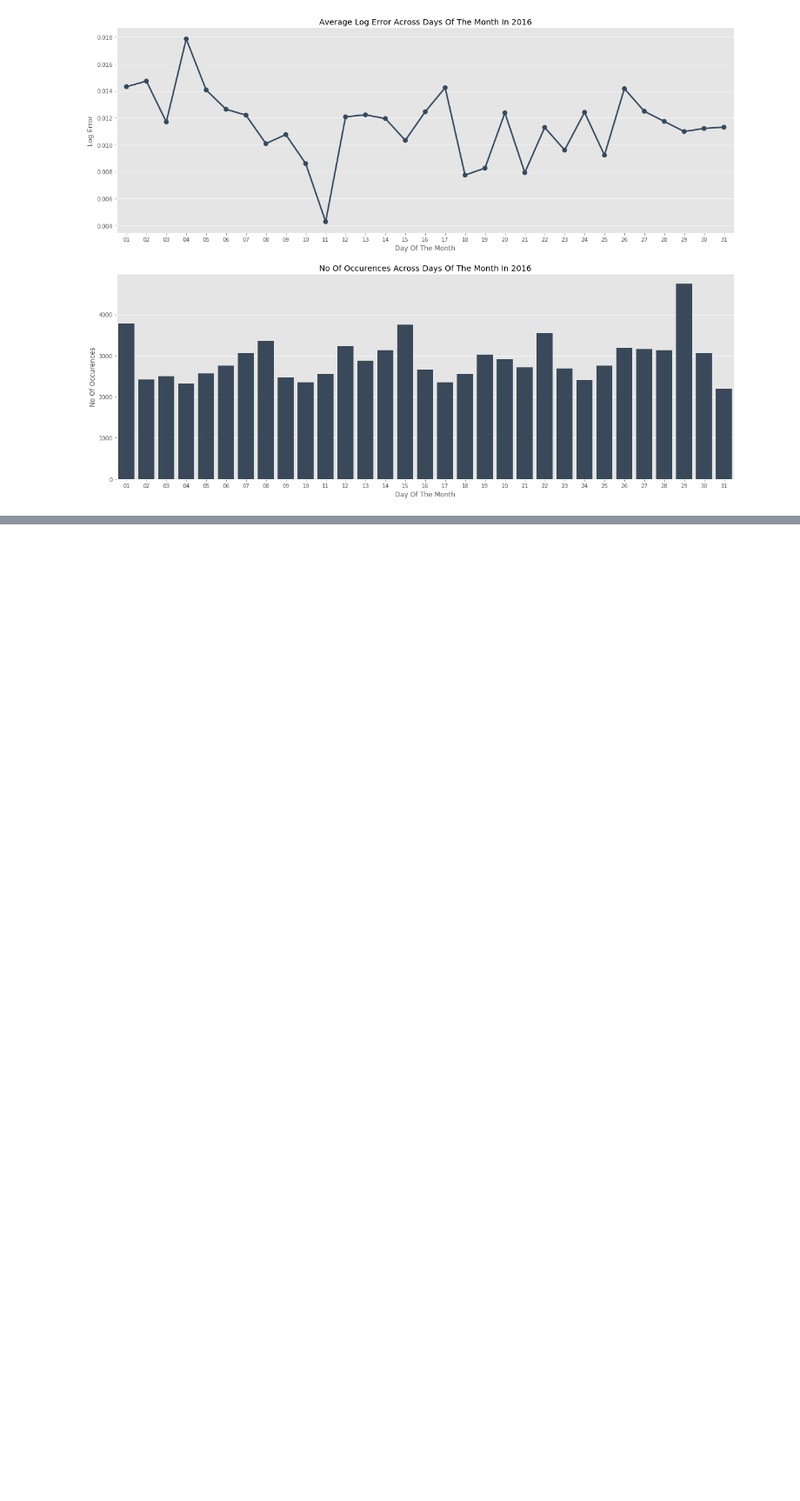
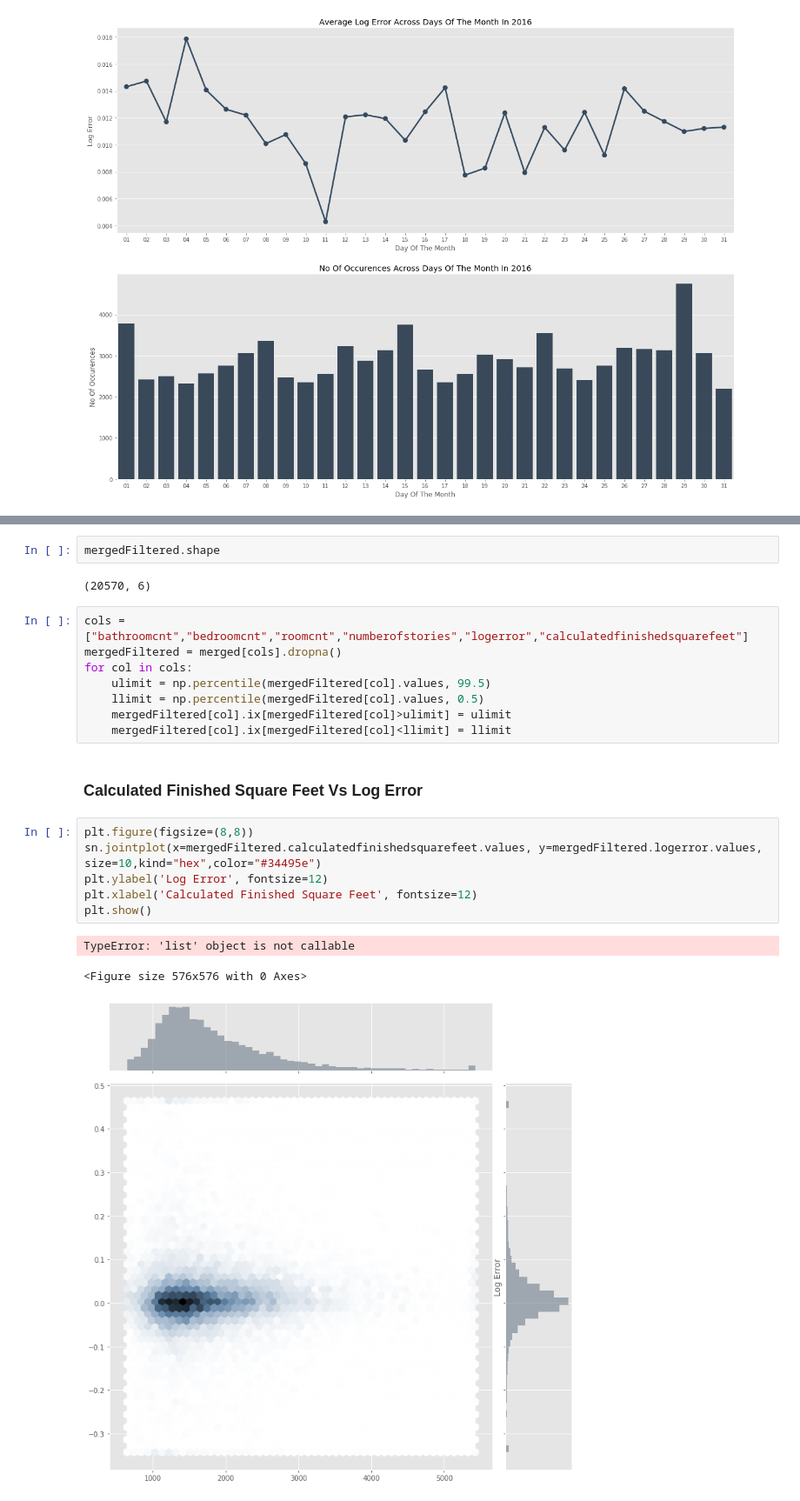
Before and after one commit to suhyun-cho/Dive-to-Kaggle, a Jupyter notebook: Zillow-prize/EDA On Missing Values & Multicollinearity.ipynb, the cells around one changed output, grey strips where cells are left out. Shown at 87% size. Saved outputs shown, nothing was run; the diff lists cells and outputs as text; blank space fills up the shorter version.

```diff
--- a/Zillow-prize/EDA On Missing Values & Multicollinearity.ipynb
+++ b/Zillow-prize/EDA On Missing Values & Multicollinearity.ipynb
@@ -374,0 +416,24 @@ yearMerged.plot(kind='bar', stacked=True,ax=ax1)
+# %%
+mergedFiltered.shape
+# %% [output]
+(20570, 6)
+# %%
+cols = ["bathroomcnt","bedroomcnt","roomcnt","numberofstories","logerror","calculatedfinishedsquarefeet"]
+mergedFiltered = merged[cols].dropna()
+for col in cols:
+    ulimit = np.percentile(mergedFiltered[col].values, 99.5)
+    llimit = np.percentile(mergedFiltered[col].values, 0.5)
+    mergedFiltered[col].ix[mergedFiltered[col]>ulimit] = ulimit
+    mergedFiltered[col].ix[mergedFiltered[col]<llimit] = llimit
+# %% [markdown]
+### Calculated Finished Square Feet Vs Log Error
+# %%
+plt.figure(figsize=(8,8))
+sn.jointplot(x=mergedFiltered.calculatedfinishedsquarefeet.values, y=mergedFiltered.logerror.values, size=10,kind="hex",color="#34495e")
+plt.ylabel('Log Error', fontsize=12)
+plt.xlabel('Calculated Finished Square Feet', fontsize=12)
+plt.show()
+# %% [output]
+TypeError: 'list' object is not callable
+<Figure size 576x576 with 0 Axes>
+[figure, added]
```
Also changed, not shown: parts of 15 cells of this notebook.
